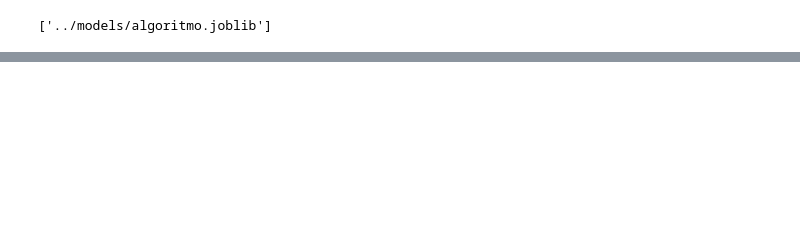
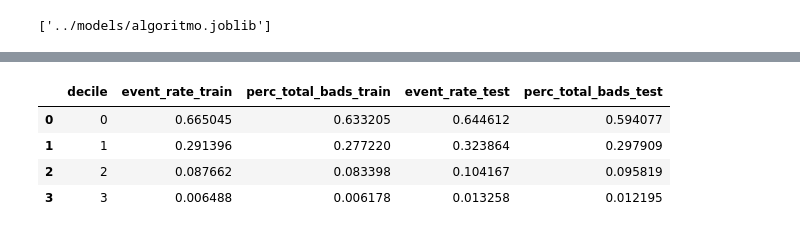
Before and after one commit to jeanlr/Telco-Churn, a Jupyter notebook: notebooks/modelling.ipynb, the cells around one changed output, grey strips where cells are left out. Drawn from its saved outputs; the diff is of its cells as text; code cells hidden in the pictures; blank space fills up the shorter version.

Commit message:
add sorting by deciles

```diff
--- a/notebooks/modelling.ipynb
+++ b/notebooks/modelling.ipynb
@@ -302,0 +335,22 @@ joblib.dump(algoritmo, '../models/algoritmo.joblib')
+# %%
+y_test.index = X_test_processed.index
+
+bins = 4
+tab = pd.concat([X_test_processed,y_test],axis=1).copy()
+tab['score'] = algoritmo.predict_proba(tab.drop(columns=['Churn']))[:,0]
+tab['decile'] = pd.qcut(tab['score'], bins, labels=False)
+
+# Criar tabela detalhada
+table = tab.groupby('decile').agg(
+    min_score=pd.NamedAgg(column='score', aggfunc='min'),
+    max_score=pd.NamedAgg(column='score', aggfunc='max'),
+    event_rate=pd.NamedAgg(column='Churn', aggfunc='mean'),
+    volume=pd.NamedAgg(column='Churn', aggfunc='size'),
+    qt_bads=pd.NamedAgg(column='Churn', aggfunc=lambda x: (x == 1).sum()),
+    perc_total_bads=pd.NamedAgg(column='Churn', aggfunc=lambda x: (x == 1).sum()/tab[tab.Churn == 1].shape[0])
+).reset_index()
+table['min_score'] = 1000*table['min_score']
+table['max_score'] = 1000*table['max_score']
+table_test = table[['decile','event_rate','perc_total_bads']]
+table_test.rename(columns={'event_rate':'event_rate_test','perc_total_bads':'perc_total_bads_test'},inplace=True)
+table_test
@@ -302,0 +363,11 @@ joblib.dump(algoritmo, '../models/algoritmo.joblib')
+# %%
+
+
+summary = pd.merge(table_train,table_test,on='decile',how='inner')
+summary
+# %% [output]
+|  | decile | event_rate_train | perc_total_bads_train | event_rate_test | perc_total_bads_test |
+| 0 | 0 | 0.665045 | 0.633205 | 0.644612 | 0.594077 |
+| 1 | 1 | 0.291396 | 0.277220 | 0.323864 | 0.297909 |
+| 2 | 2 | 0.087662 | 0.083398 | 0.104167 | 0.095819 |
+| 3 | 3 | 0.006488 | 0.006178 | 0.013258 | 0.012195 |
```
Also changed, not shown: parts of 8 cells of this notebook.
